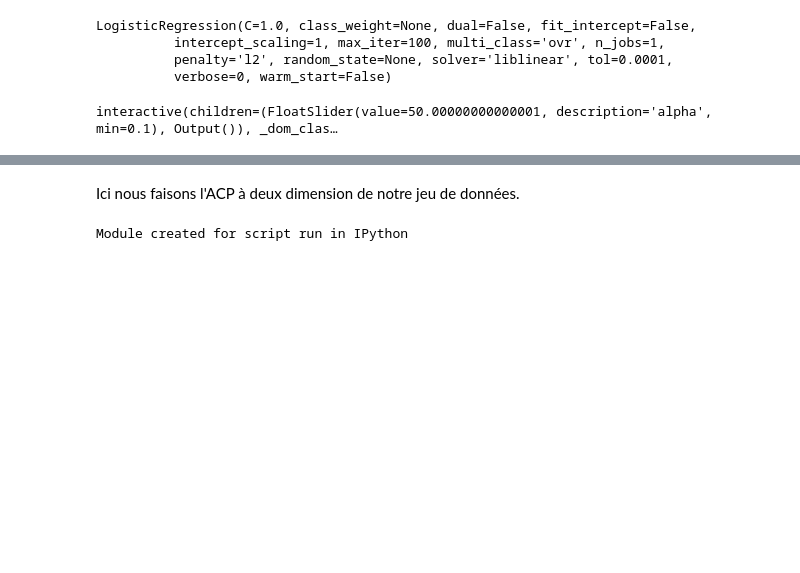
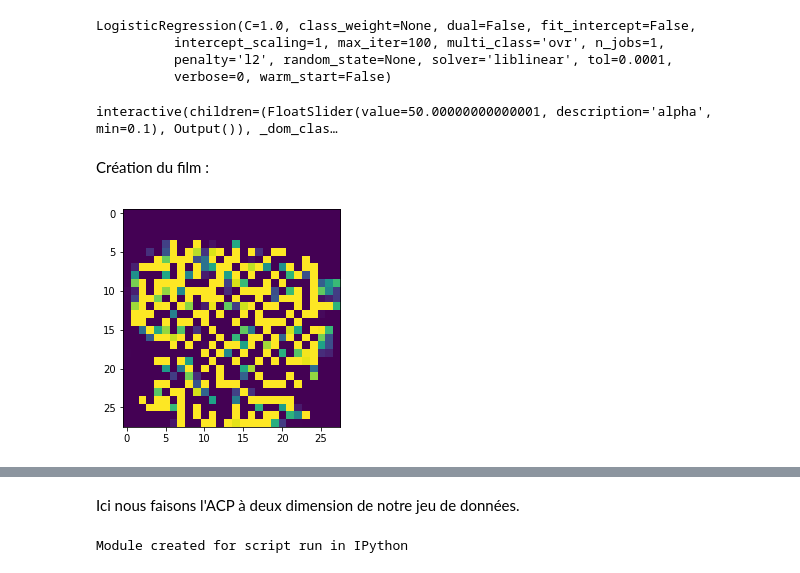
Before and after one commit to ybouaffad/ProjectHMMA238, a Jupyter notebook: notebook_tp_BOUAFFAD_KACI.ipynb, the cells around one changed output, grey strips where cells are left out. Cells and saved outputs as stored; diff of their text form; code cells hidden in the pictures; blank space fills up the shorter version.

Commit message:
J'ai fais le film

```diff
--- a/notebook_tp_BOUAFFAD_KACI.ipynb
+++ b/notebook_tp_BOUAFFAD_KACI.ipynb
@@ -143,3 +143,5 @@ from ipywidgets import interact, fixed
 interact(fig_digit,  x=fixed(X_bis[700]), w=fixed(skl_linmod.coef_.T), alpha=(0.1, 100, 0.1));
 # %% [output]
 interactive(children=(FloatSlider(value=50.00000000000001, description='alpha', min=0.1), Output()), _dom_clas…
+# %% [markdown]
+Création du film :
@@ -145,0 +153,23 @@ interactive(children=(FloatSlider(value=50.00000000000001, description='alpha',
+# %%
+w= skl_linmod.coef_.T
+x= X_bis[700]
+
+fig = plt.figure()
+
+def fig_anim(x, w, i):
+    return((x.reshape(784,1)-i/np.linalg.norm(w)**2 * np.dot(w.T,x) * w).reshape(28,28))
+
+im = plt.imshow(fig_anim(x,w,0).reshape(28,28), animated=True)
+
+def animate(alpha):
+    xmod = fig_anim(x,w,alpha)
+    im.set_array(xmod)
+    return im,
+
+anim = animation.FuncAnimation(fig, animate, frames=200, blit=True, interval= 0.1)
+
+anim.save('film.mp4', fps=60, extra_args=['-vcodec', 'libx264'])
+
+plt.show()
+# %% [output]
+[figure, added]
```
Also changed, not shown: parts of 2 cells of this notebook.
